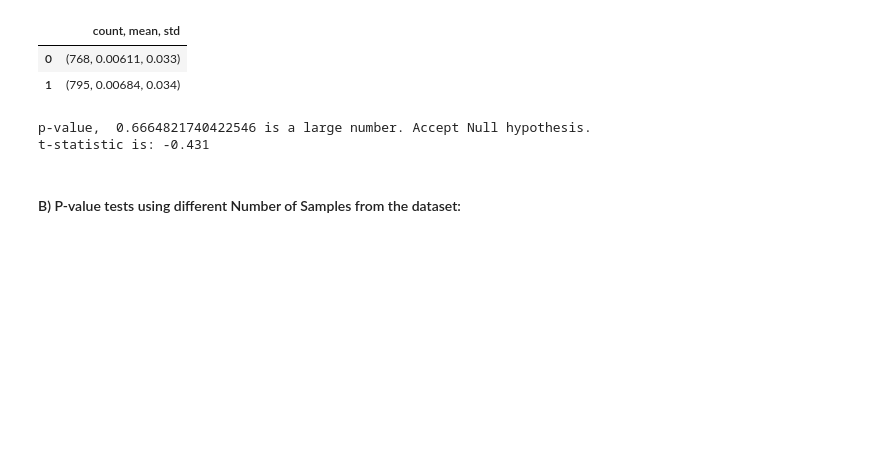
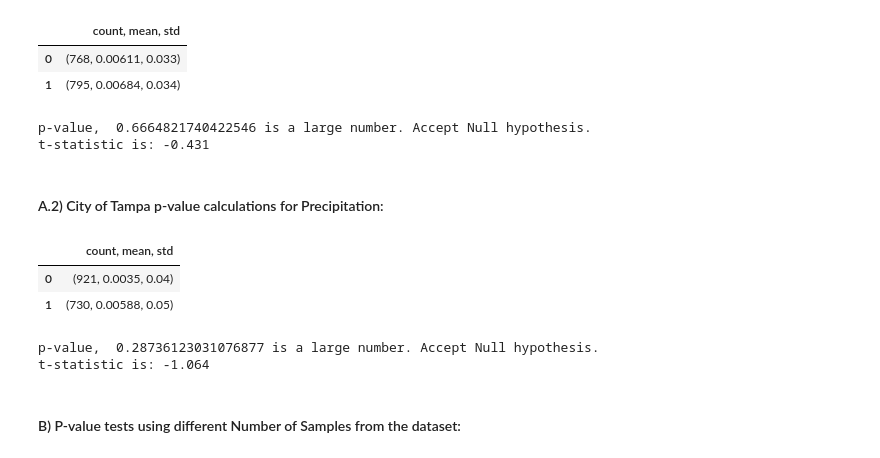
Before and after one commit to ssatti0/Springboard_work, a Jupyter notebook: Capstone 1 project/US_Accidents_Statistical Analysis.ipynb, the cells around one changed output. Cells and saved outputs as stored; diff of their text form; code cells hidden in the pictures; blank space fills up the shorter version.

```diff
--- a/Capstone 1 project/US_Accidents_Statistical Analysis.ipynb
+++ b/Capstone 1 project/US_Accidents_Statistical Analysis.ipynb
@@ -175,6 +187,32 @@ print("t-statistic is:", round(tr_h[0], 3))
 # %% [output]
 p-value,  0.6664821740422546 is a large number. Accept Null hypothesis.
 t-statistic is: -0.431
+# %% [markdown]
+#### A.2) City of Tampa p-value calculations for Precipitation:
+# %%
+df_Tampa_under3 = df_severity_under3[df_severity_under3['City'] == 'Tampa']
+# %%
+df_Tampa_over3 = df_severity_over3[df_severity_over3['City'] == 'Tampa']
+# %%
+P1_tampa = df_Tampa_over3.Precipitation_filled
+P0_tampa = df_Tampa_under3.Precipitation_filled
+# %%
+p0_tampa = calc_n_mean_std(P0_tampa)
+p1_tampa = calc_n_mean_std(P1_tampa)
+pd.DataFrame({'count, mean, std':(p0_tampa, p1_tampa)})
+# %% [output]
+|  | count, mean, std |
+| 0 | (921, 0.0035, 0.04) |
+| 1 | (730, 0.00588, 0.05) |
+# %%
+# calculating t-statistic and p-value using scipy.stats:
+
+tr_h = stats.ttest_ind(P0_tampa, P1_tampa, equal_var=True) # equal variance assumption
+print("p-value, ", tr_h[1], "is a large number. Accept Null hypothesis.")
+print("t-statistic is:", round(tr_h[0], 3))
+# %% [output]
+p-value,  0.28736123031076877 is a large number. Accept Null hypothesis.
+t-statistic is: -1.064
 # %% [markdown]
 #### B) P-value tests using different Number of Samples from the dataset:
 # %%
```
Also changed, not shown: parts of 14 cells of this notebook.
